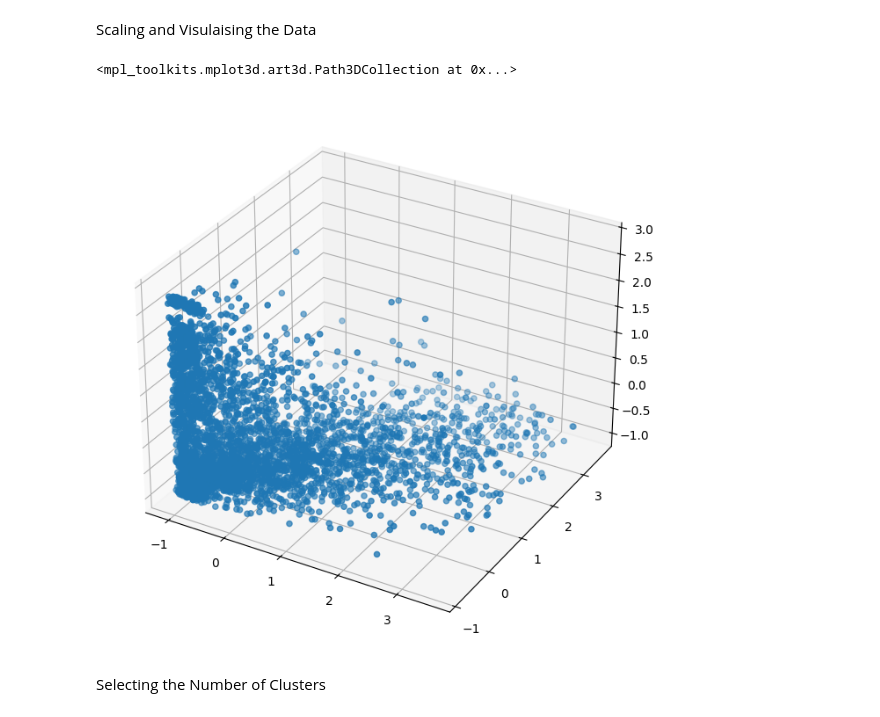
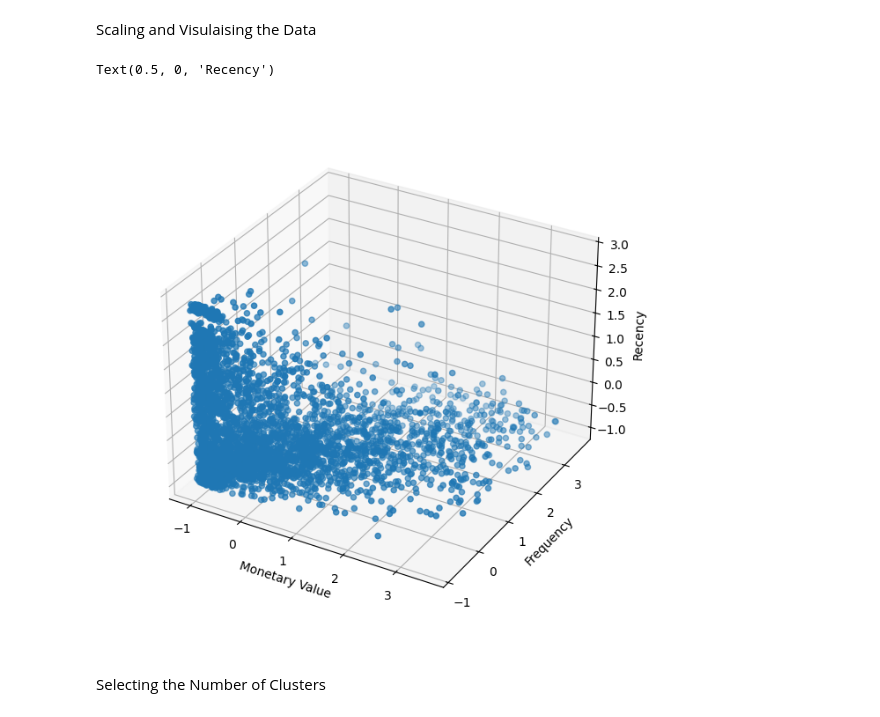
Before and after one commit to vassilioslg/customer_segmentation_k_means, a Jupyter notebook: K_means_customer_seg.ipynb, the cells around one changed output. Saved outputs shown, nothing was run; the diff lists cells and outputs as text; code cells hidden in the pictures.

```diff
--- a/K_means_customer_seg.ipynb
+++ b/K_means_customer_seg.ipynb
@@ -314,9 +295,13 @@ scaled_non_outliers_df = pd.DataFrame(scaled, columns = ['MonetaryValue', 'Frequ
 # %%
 fig, ax = plt.subplots(subplot_kw={'projection':'3d'}, figsize = (12,8))
 ax.scatter(scaled_non_outliers_df['MonetaryValue'], scaled_non_outliers_df['Frequency'], scaled_non_outliers_df['Recency'])
+ax.set_box_aspect(None, zoom=0.9)
+ax.set_xlabel('Monetary Value')
+ax.set_ylabel('Frequency')
+ax.set_zlabel('Recency')
 # %% [output]
-<mpl_toolkits.mplot3d.art3d.Path3DCollection at 0x...>
+Text(0.5, 0, 'Recency')
-[figure, old version]
+[figure, new version]
 # %% [markdown]
 Selecting the Number of Clusters
 # %%
```
Also changed, not shown: parts of 4 cells of this notebook.
